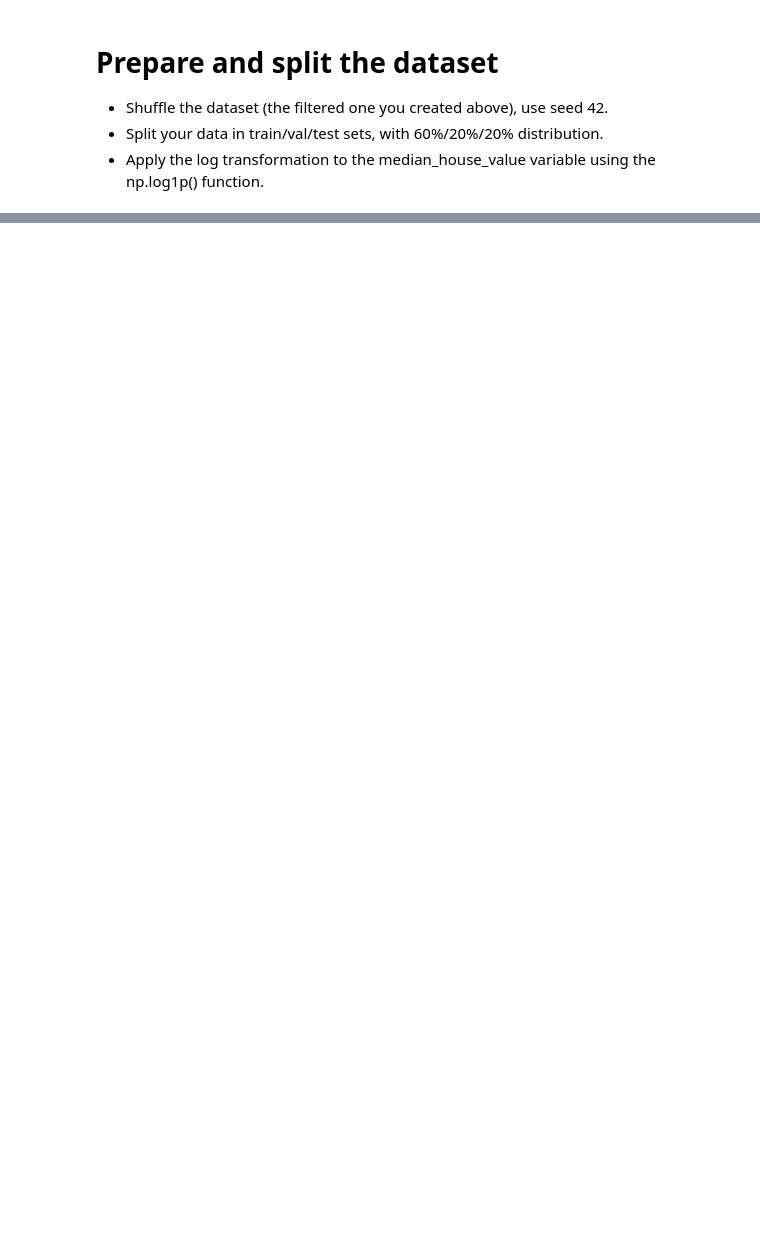
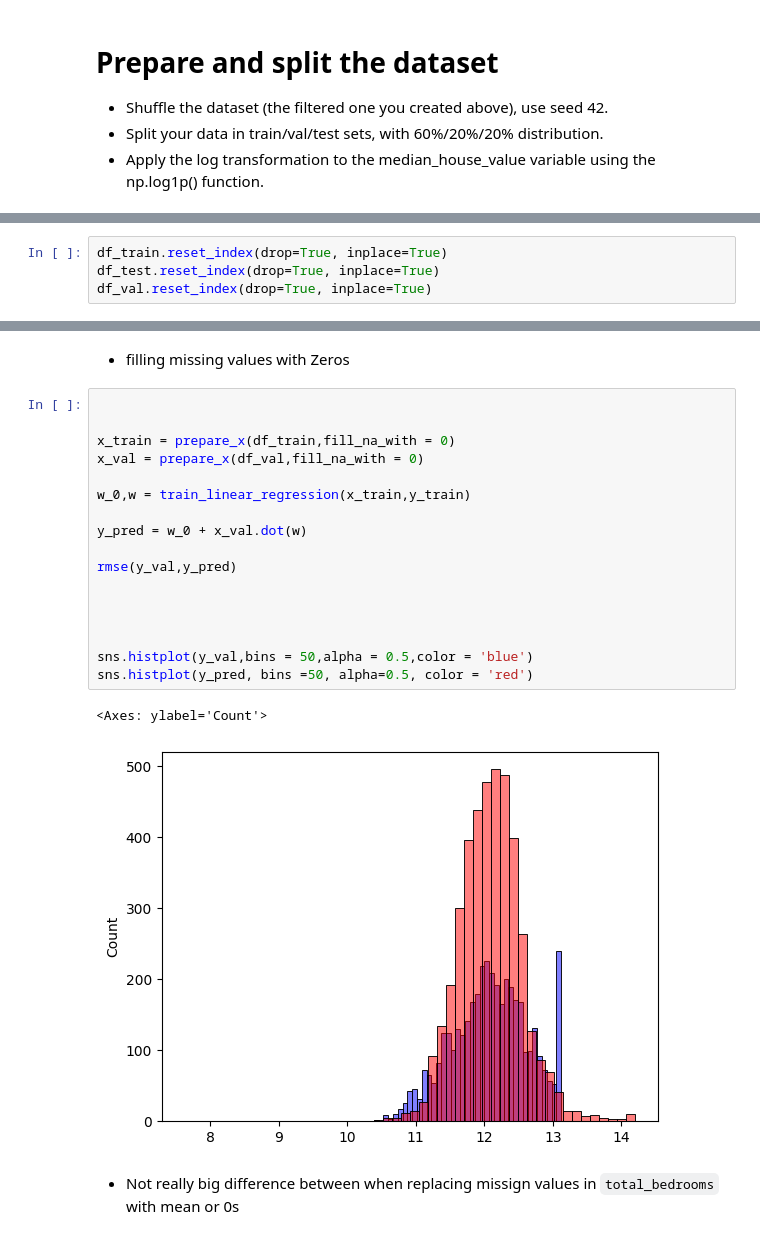
Before and after one commit to arifmohamad/Portfolio, a Jupyter notebook: 02-regression.ipynb, the cells around one changed output, grey strips where cells are left out. Cells and saved outputs as stored; diff of their text form; blank space fills up the shorter version.

```diff
--- a/02-regression.ipynb
+++ b/02-regression.ipynb
@@ -278,0 +242,4 @@ housing
+# %%
+df_train.reset_index(drop=True, inplace=True)
+df_test.reset_index(drop=True, inplace=True)
+df_val.reset_index(drop=True, inplace=True)
@@ -278,0 +315,24 @@ housing
+# %% [markdown]
+* filling missing values with Zeros
+# %%
+
+
+x_train = prepare_x(df_train,fill_na_with = 0)
+x_val = prepare_x(df_val,fill_na_with = 0)
+
+w_0,w = train_linear_regression(x_train,y_train)
+
+y_pred = w_0 + x_val.dot(w)
+
+rmse(y_val,y_pred)
+
+
+
+
+sns.histplot(y_val,bins = 50,alpha = 0.5,color = 'blue')
+sns.histplot(y_pred, bins =50, alpha=0.5, color = 'red')
+# %% [output]
+<Axes: ylabel='Count'>
+[figure, added]
+# %% [markdown]
+* Not really big difference between when replacing missign values in `total_bedrooms` with mean or 0s
```
Also changed, not shown: parts of 58 cells of this notebook, 1 other file.
